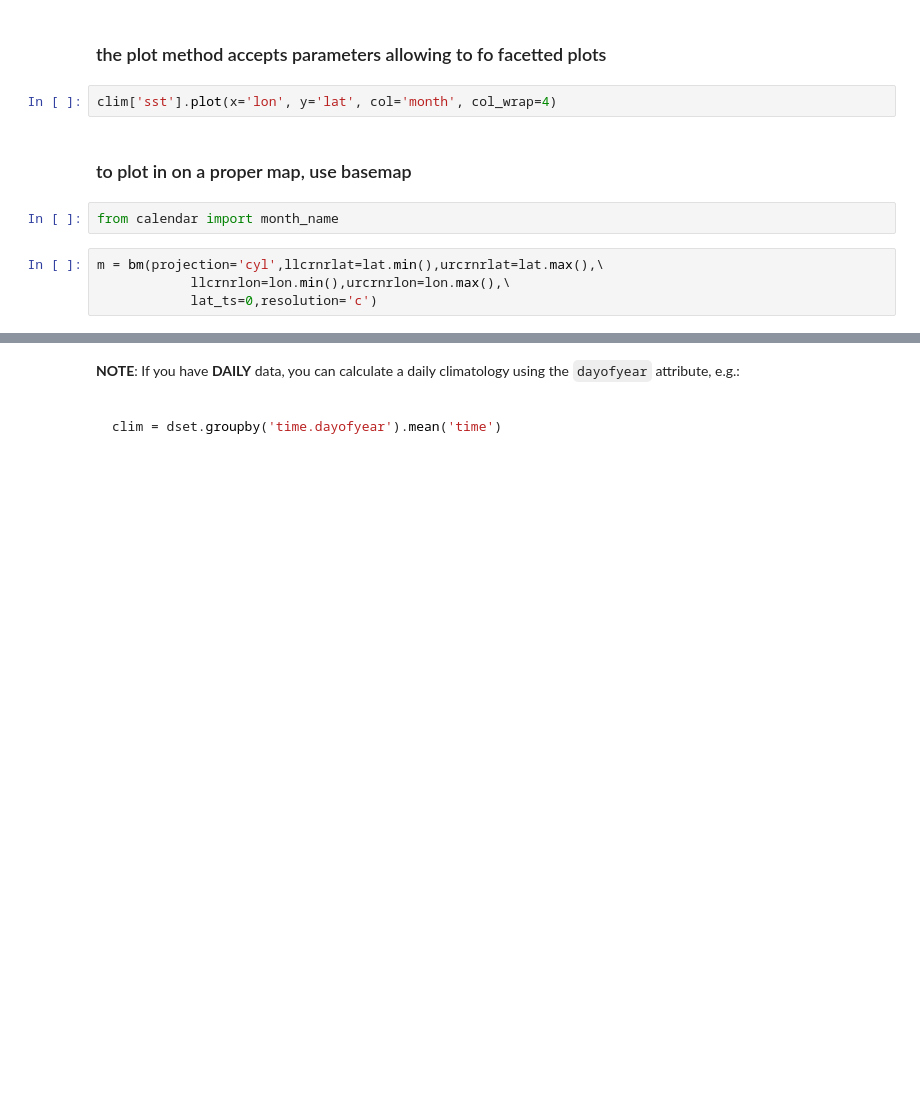
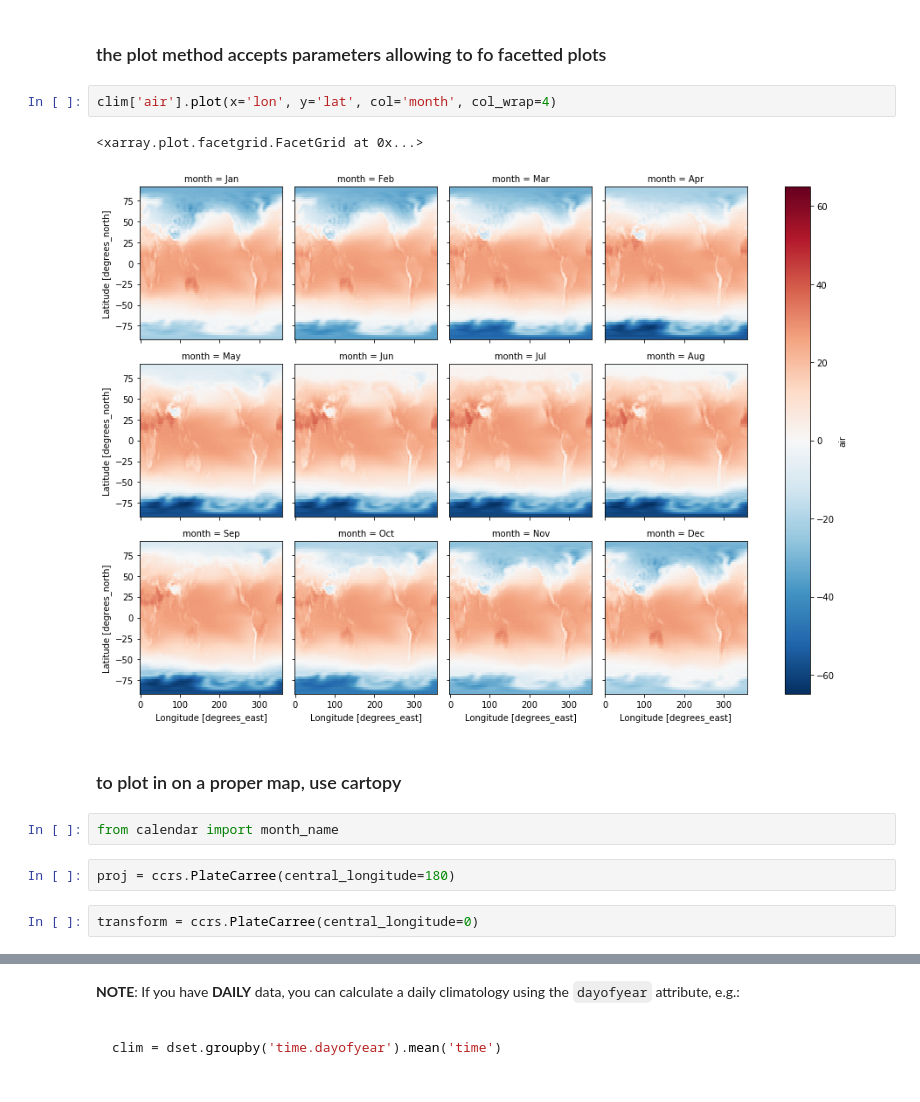
Before and after one commit to nicolasfauchereau/Wellington_Python_Workshop_April_2019, a Jupyter notebook: notebooks/08_xarray.ipynb, the cells around one changed output, grey strips where cells are left out. Cells and saved outputs as stored; diff of their text form; blank space fills up the shorter version.

Commit message:
updated xarray notebook

```diff
--- a/notebooks/08_xarray.ipynb
+++ b/notebooks/08_xarray.ipynb
@@ -574,12 +633,15 @@ clim.sel(month = 'Jan')['sst'].plot(cmap=plt.get_cmap('RdBu_r'))
 # %% [markdown]
 ### the plot method accepts parameters allowing to fo facetted plots
 # %%
-clim['sst'].plot(x='lon', y='lat', col='month', col_wrap=4)
+clim['air'].plot(x='lon', y='lat', col='month', col_wrap=4)
+# %% [output]
+<xarray.plot.facetgrid.FacetGrid at 0x...>
+[figure, added]
 # %% [markdown]
-### to plot in on a proper map, use basemap
+### to plot in on a proper map, use cartopy
 # %%
 from calendar import month_name
-# %%
-m = bm(projection='cyl',llcrnrlat=lat.min(),urcrnrlat=lat.max(),\
-            llcrnrlon=lon.min(),urcrnrlon=lon.max(),\
-            lat_ts=0,resolution='c')
+# %%
+proj = ccrs.PlateCarree(central_longitude=180)
+# %%
+transform = ccrs.PlateCarree(central_longitude=0)
```
Also changed, not shown: parts of 66 cells of this notebook.
